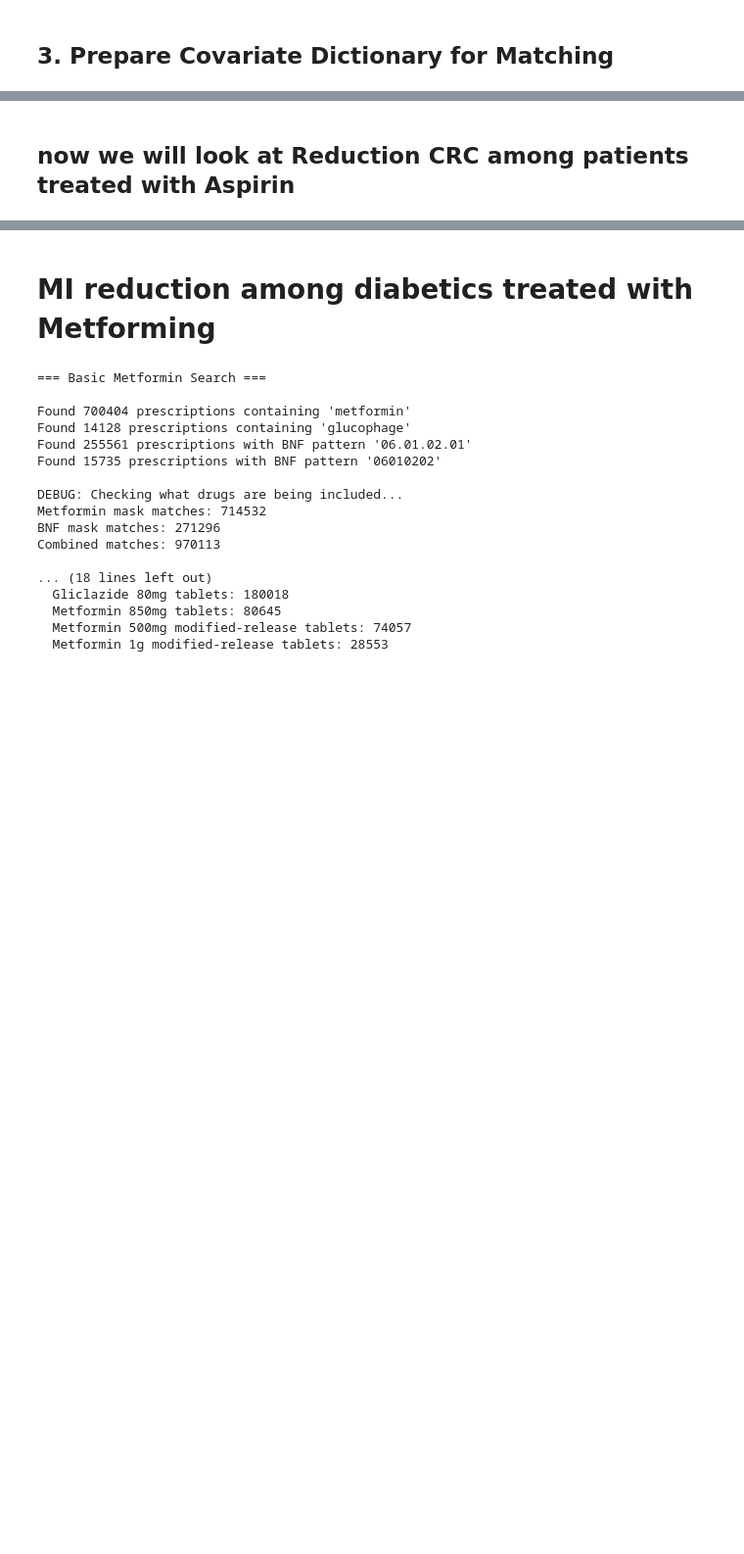
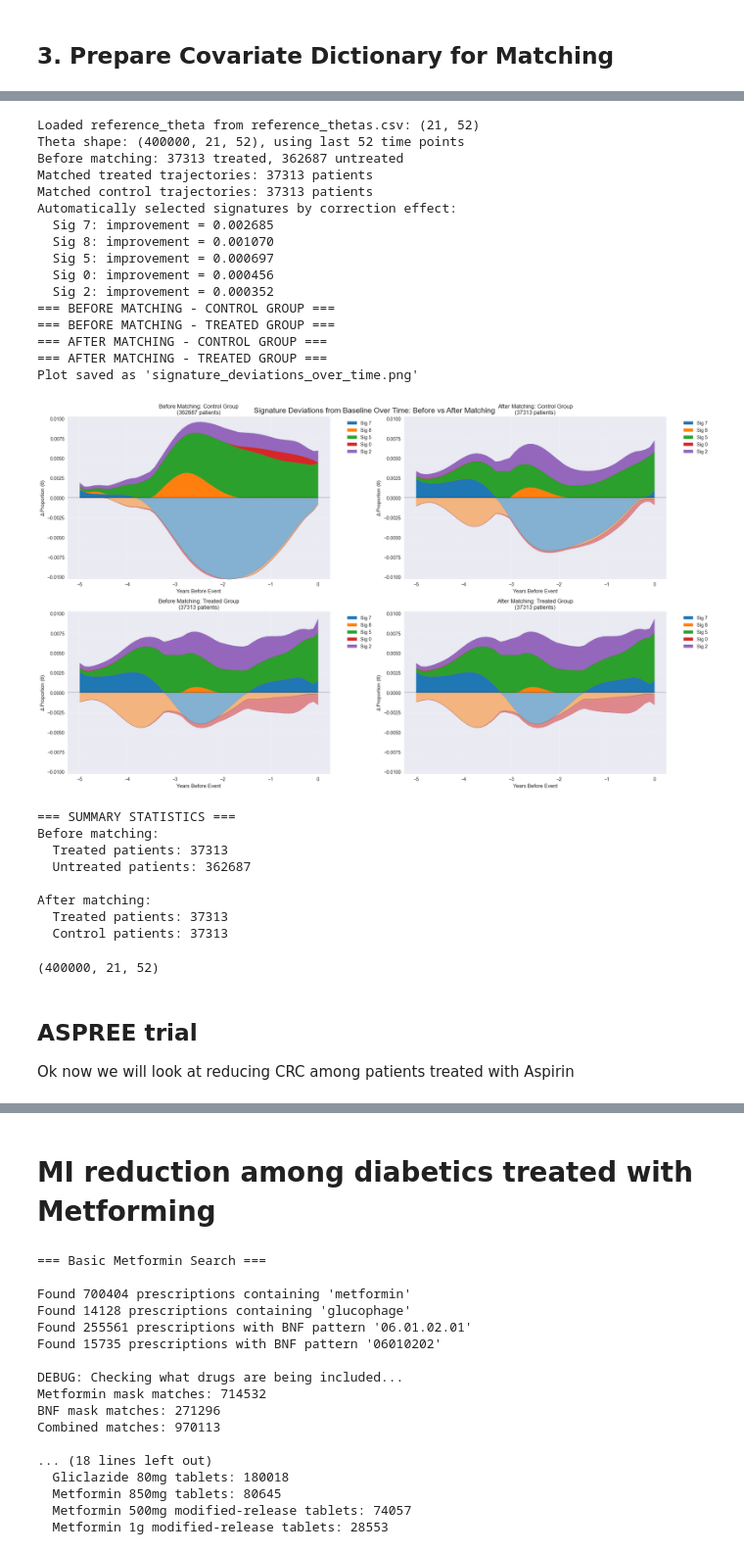
Before and after one commit to surbut/dtwin_noulli, a Jupyter notebook: comprehensive_analysis_notebook_clean.ipynb, the cells around one changed output, grey strips where cells are left out. Shown at 98% size. Saved outputs shown, nothing was run; the diff lists cells and outputs as text; code cells hidden in the pictures; blank space fills up the shorter version.

```diff
--- a/comprehensive_analysis_notebook_clean.ipynb
+++ b/comprehensive_analysis_notebook_clean.ipynb
@@ -305,5 +157,48 @@ Control cohort (complete data - statins): 116,131
 ✅ Same outcome extraction (events after index time)
 ✅ Same follow-up logic (minimum 5 years, maximum until 2023)
 ✅ Should produce same HR as comprehensive analysis
+# %%
+from plot_signature_deviations_over_time import *
+# Usage example:
+
+
+fig = plot_signature_deviations_over_time(
+    thetas, processed_ids, statin_results,
+    reference_thetas_path="reference_thetas.csv",
+    sig_indices=None,
+    years_before_event=5, save_plots=True
+)
+# %% [output]
+Loaded reference_theta from reference_thetas.csv: (21, 52)
+Theta shape: (400000, 21, 52), using last 52 time points
+Before matching: 37313 treated, 362687 untreated
+Matched treated trajectories: 37313 patients
+Matched control trajectories: 37313 patients
+Automatically selected signatures by correction effect:
+  Sig 7: improvement = 0.002685
+  Sig 8: improvement = 0.001070
+  Sig 5: improvement = 0.000697
+  Sig 0: improvement = 0.000456
+  Sig 2: improvement = 0.000352
+=== BEFORE MATCHING - CONTROL GROUP ===
+=== BEFORE MATCHING - TREATED GROUP ===
+=== AFTER MATCHING - CONTROL GROUP ===
+=== AFTER MATCHING - TREATED GROUP ===
+Plot saved as 'signature_deviations_over_time.png'
+[figure, added]
+=== SUMMARY STATISTICS ===
+Before matching:
+  Treated patients: 37313
+  Untreated patients: 362687
+
+After matching:
+  Treated patients: 37313
+  Control patients: 37313
+# %%
+thetas.shape
+# %% [output]
+(400000, 21, 52)
 # %% [markdown]
-## now we will look at Reduction CRC among patients treated with Aspirin
+## ASPREE trial
+
+Ok now we will look at reducing CRC among patients treated with Aspirin
```
Also changed, not shown: parts of 18 cells of this notebook, 10 other files.
